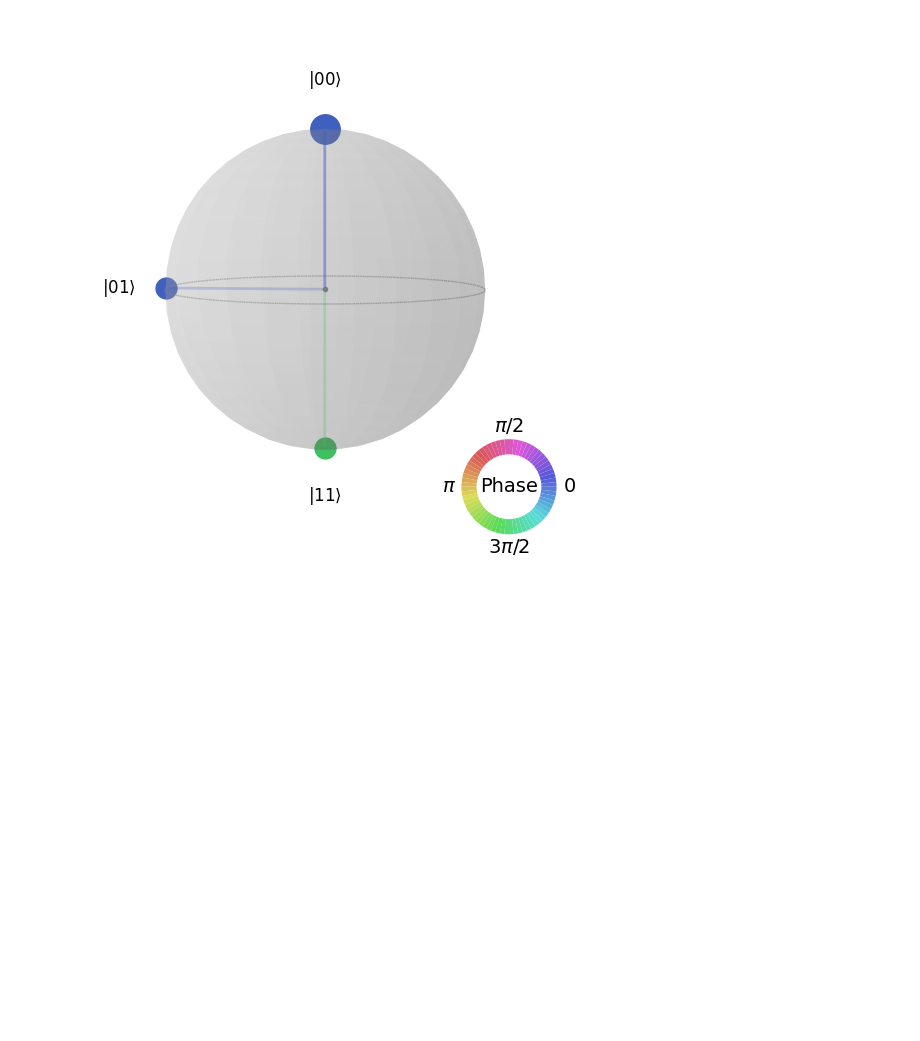
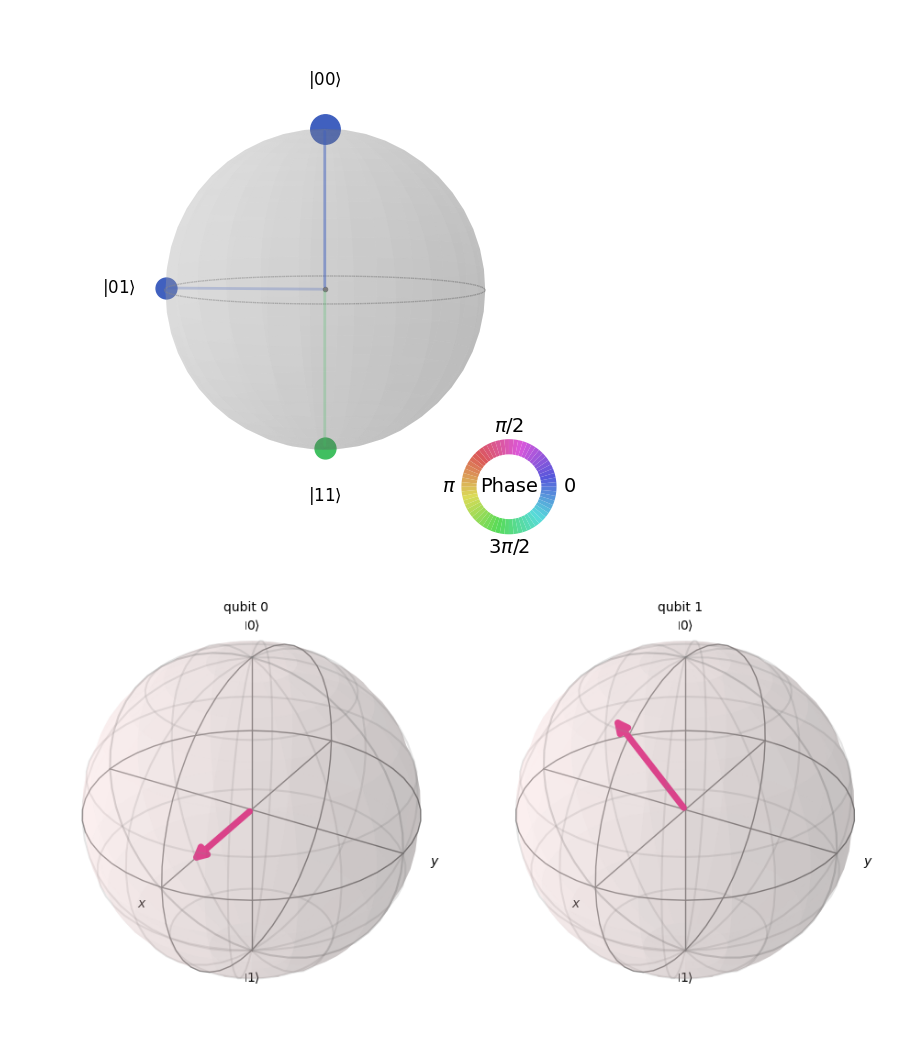
Before and after one commit to NoniaVS/QiskitV2Cert, a Jupyter notebook: 2VisualizeQuantumCircsMeasStates/3PlotQuantumStates.ipynb, the cells around one changed output. Cells and saved outputs as stored; diff of their text form; code cells hidden in the pictures; blank space fills up the shorter version.

```diff
--- a/2VisualizeQuantumCircsMeasStates/3PlotQuantumStates.ipynb
+++ b/2VisualizeQuantumCircsMeasStates/3PlotQuantumStates.ipynb
@@ -34,3 +34,8 @@ plot_state_qsphere(DensityMatrix(psi))
 plot_state_qsphere(psi)
 # %% [output]
 [figure]
+# %%
+from qiskit.visualization import plot_bloch_multivector
+plot_bloch_multivector(psi)
+# %% [output]
+[figure, added]
```
Also changed, not shown: 9 other files.
